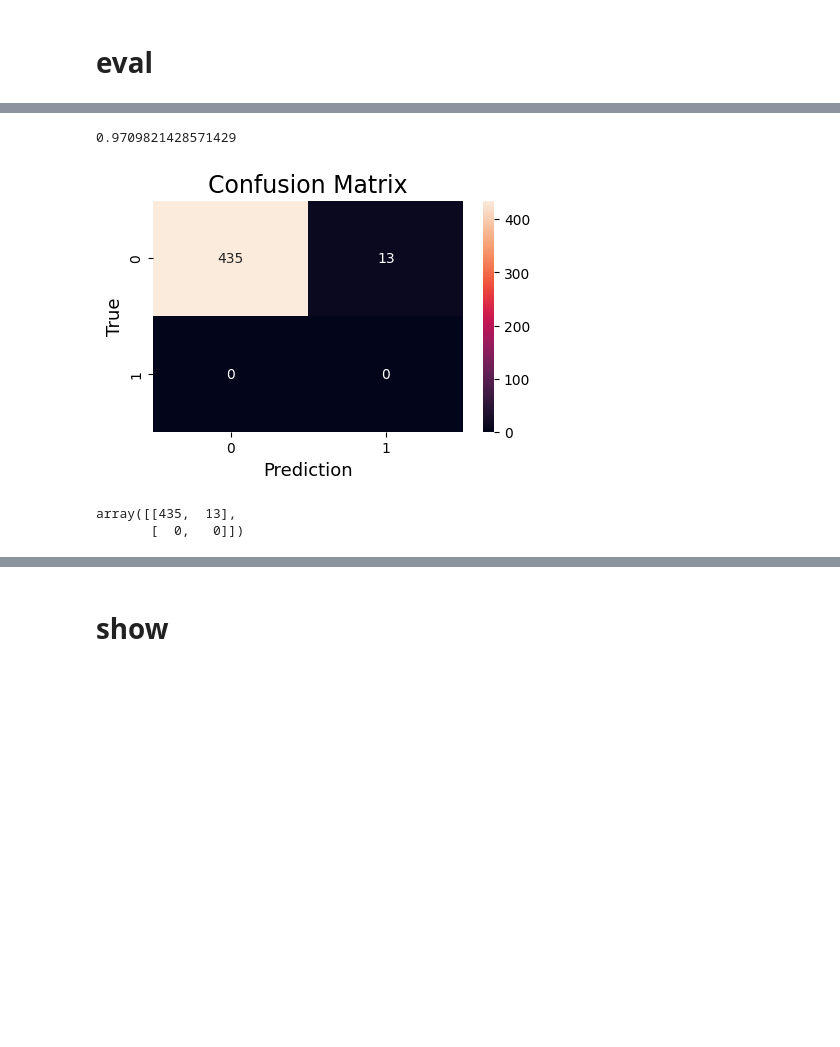
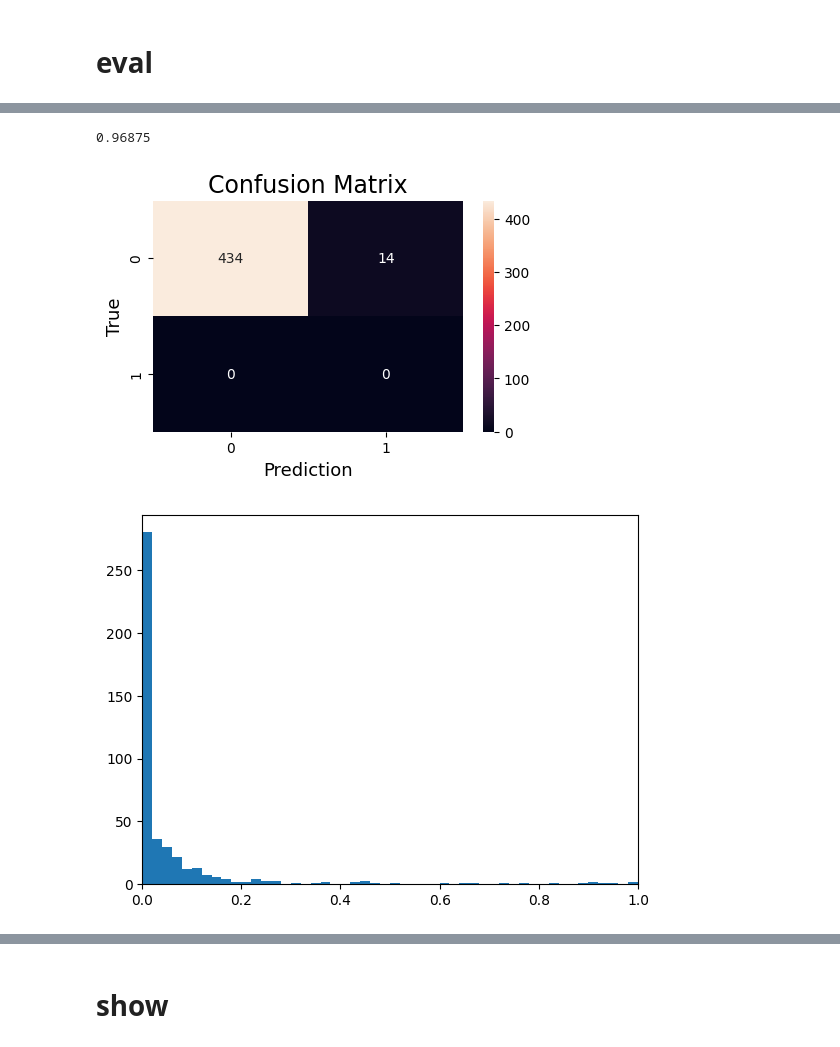
Before and after one commit to Natalka-Pro/Zhukovsky, a Jupyter notebook: Zhukovsky (siam).ipynb, the cells around one changed output, grey strips where cells are left out. Saved outputs shown, nothing was run; the diff lists cells and outputs as text; code cells hidden in the pictures; blank space fills up the shorter version.

```diff
--- a/Zhukovsky (siam).ipynb
+++ b/Zhukovsky (siam).ipynb
@@ -577,13 +365,13 @@ array([[  0,   0],
 # %%
-y_pred, y_true, y_prob, _ = get_predictions(pipe, neg_dataset,
+X, y_true, y_pred, y_prob = get_predictions(pipe, neg_dataset,
                                             CONF.loader.batch_size, CONF.device)
 print(accuracy_score(y_pred, y_true))
-# 0.9620535714285714
+# 0.9709821428571429
+# array([[435,  13],
+#        [  0,   0]])
+confusion_matrix(y_true, y_pred)
+distribution(y_prob)
 # %% [output]
-0.9709821428571429
+0.96875
+[figure, added]
+[figure, added]
-# %%
-confusion_matrix(y_true, y_pred)
-# %% [output]
-[figure, removed]
-array([[435,  13],
-       [  0,   0]])
```
Also changed, not shown: parts of 29 cells of this notebook, 5 other files.
